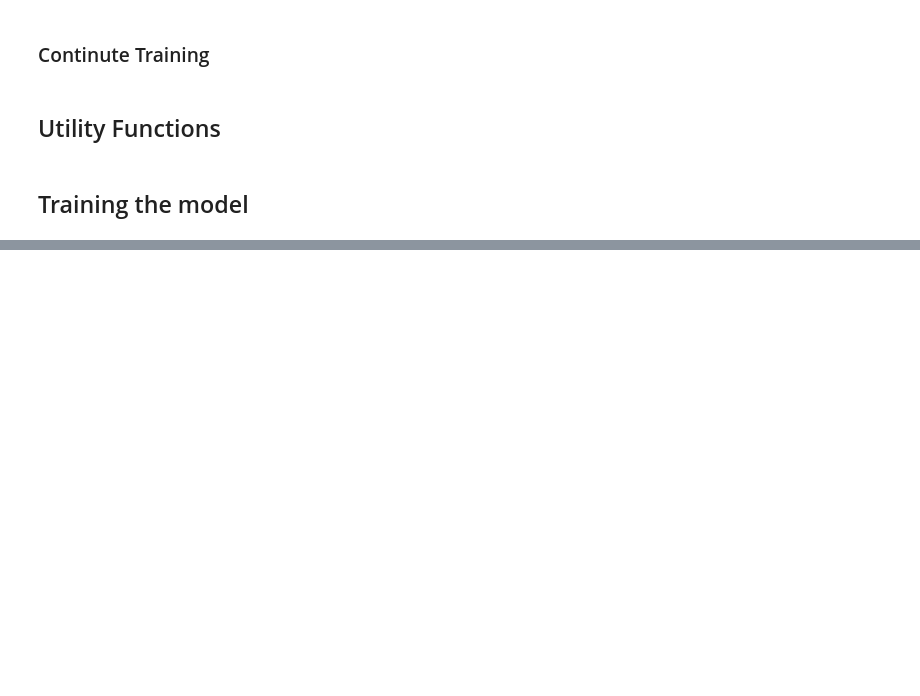
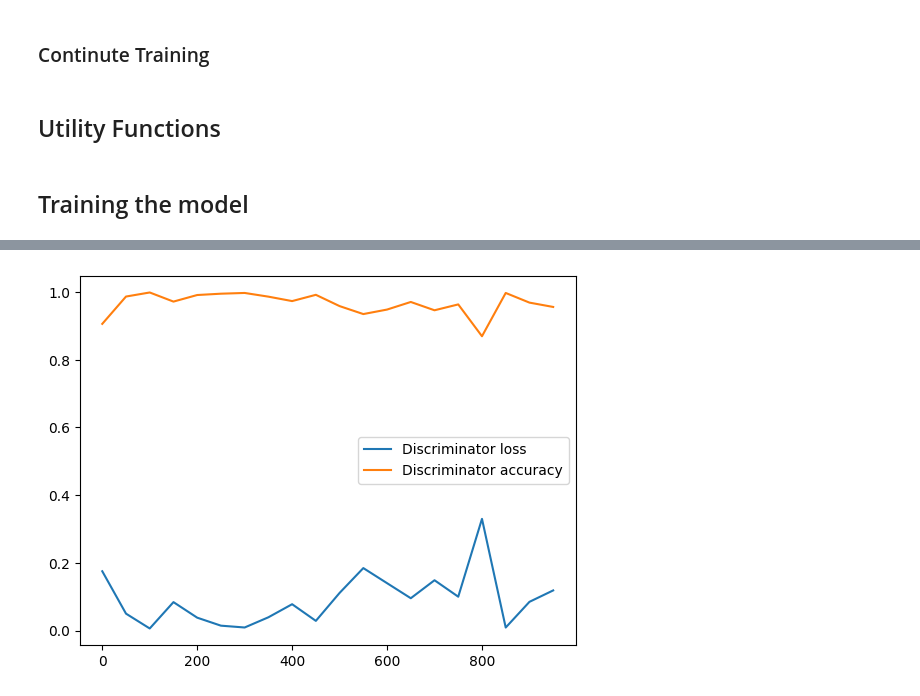
Before and after one commit to Siddhant0701/ArtiFace, a Jupyter notebook: notebooks/discriminator_training/ratio_based.ipynb, the cells around one changed output, grey strips where cells are left out. Drawn from its saved outputs; the diff is of its cells as text; code cells hidden in the pictures; blank space fills up the shorter version.

```diff
--- a/notebooks/discriminator_training/ratio_based.ipynb
+++ b/notebooks/discriminator_training/ratio_based.ipynb
@@ -266,0 +251,11 @@ plt.show()
+# %%
+## Plot every 50 epochs
+
+epochs = np.arange(0, EPOCHS, 1)
+plt.plot(epochs[::50], discriminator_loss[::50], label='Discriminator loss')
+plt.plot(epochs[::50], discriminator_accuracy[::50], label='Discriminator accuracy')
+
+plt.legend()
+plt.show()
+# %% [output]
+[figure, added]
```
Also changed, not shown: parts of 4 cells of this notebook, 2 other files.
